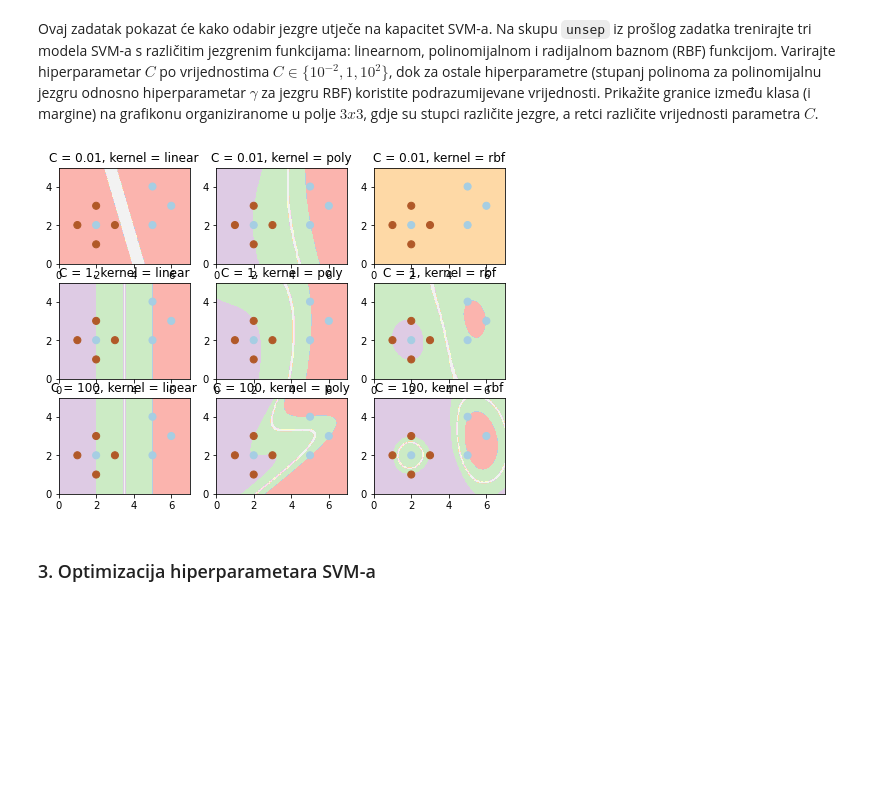
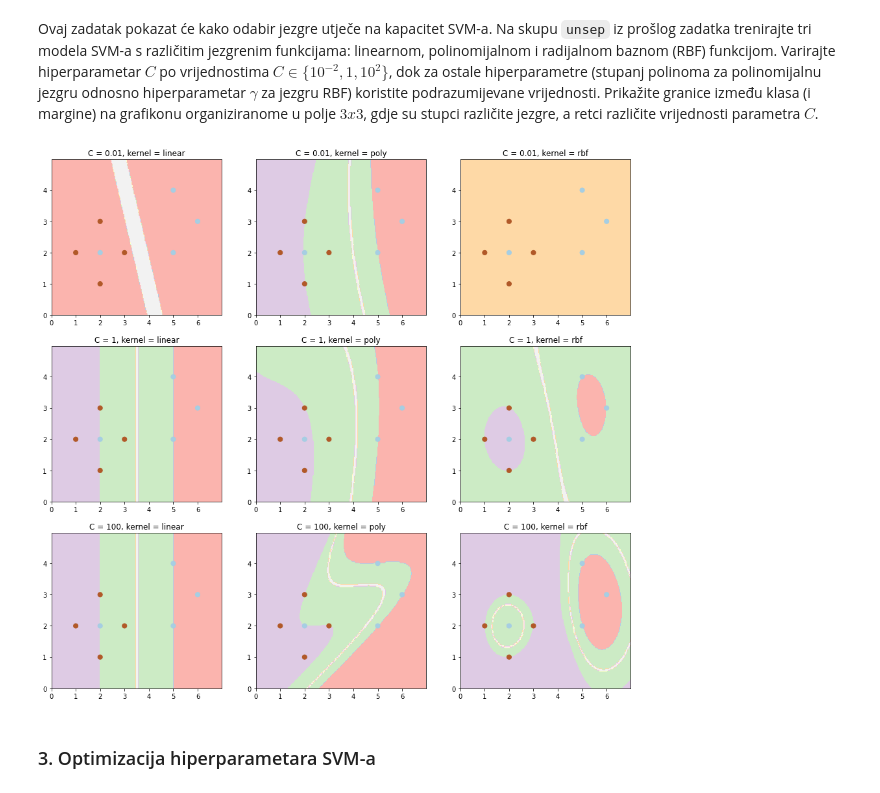
Before and after one commit to MCubek/strojno1Lab, a Jupyter notebook: SU1-2021-08-09-10-SVM.ipynb, the cells around one changed output. Saved outputs shown, nothing was run; the diff lists cells and outputs as text; code cells hidden in the pictures; blank space fills up the shorter version.

```diff
--- a/SU1-2021-08-09-10-SVM.ipynb
+++ b/SU1-2021-08-09-10-SVM.ipynb
@@ -182,23 +180,24 @@ Ovaj zadatak pokazat će kako odabir jezgre utječe na kapacitet SVM-a. Na skupu
 # %%
 # Vaš kôd ovdje...
 
 kernels = ['linear', 'poly', 'rbf']
 C = [10 ** (-2), 1, 10 ** 2]
 
 index = 1
 
-plt.figure(figsize=(8, 6))
+plt.figure(figsize=(16, 15))
+plt.subplots_adjust(wspace=0.2, hspace=0.2)
 for c in C:
     for kernel in kernels:
         svm_2 = SVC(C=c, kernel=kernel).fit(unsep_X, unsep_y)
 
         plt.subplot(3, 3, index)
         plot_2d_svc_problem(unsep_X, unsep_y, svm_2)
         plt.title('C = {}, kernel = {}'.format(c, kernel))
 
         index += 1
 # %% [output]
-[figure, old version]
+[figure, new version]
 # %% [markdown]
 ### 3. Optimizacija hiperparametara SVM-a
 # %% [markdown]
```
Also changed, not shown: parts of 7 cells of this notebook.
